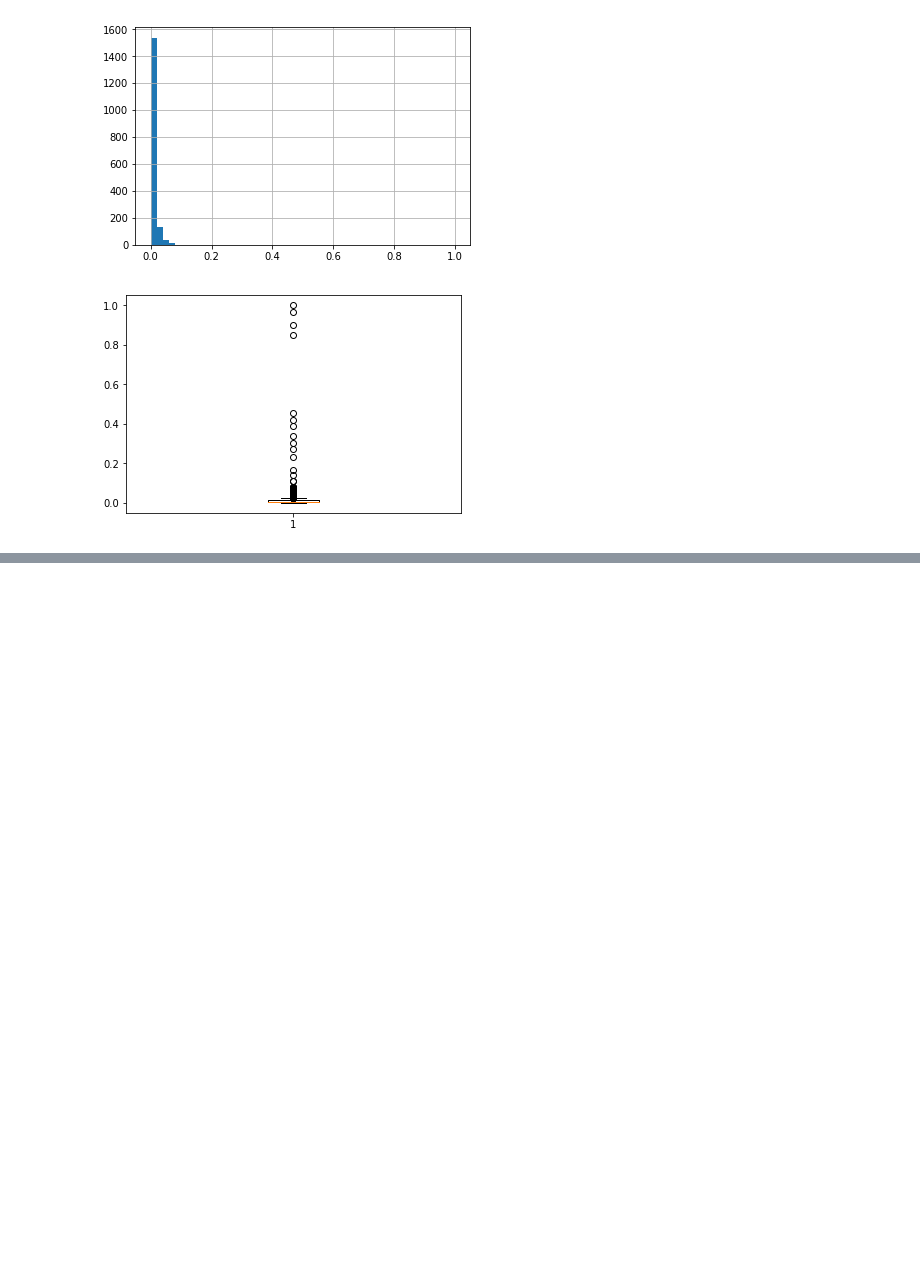
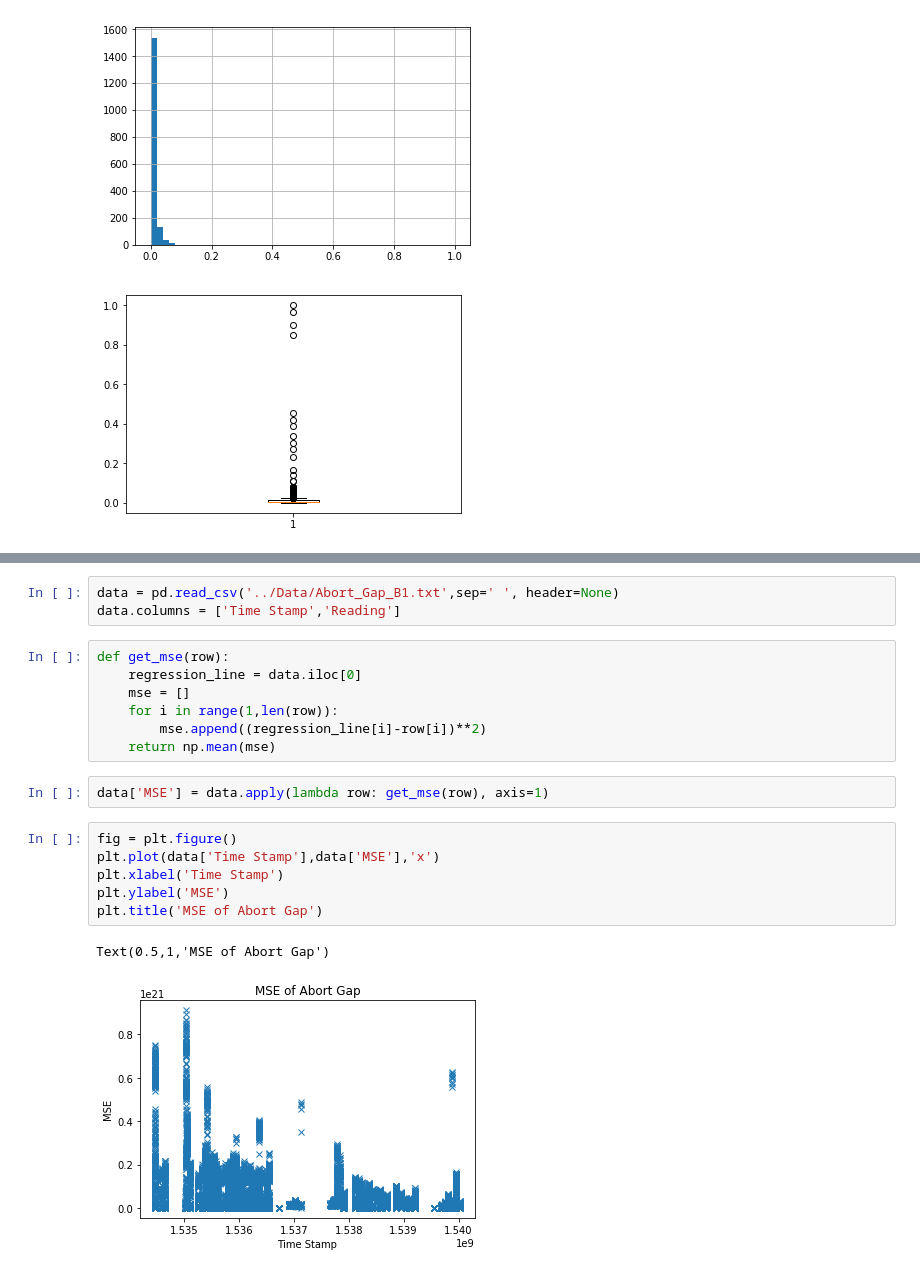
Before and after one commit to mfer0010/BscThesis, a Jupyter notebook: Jupyter Notebook Code/02_Analysis of Abort Gap Data.ipynb, the cells around one changed output, grey strips where cells are left out. Cells and saved outputs as stored; diff of their text form; blank space fills up the shorter version.

```diff
--- a/Jupyter Notebook Code/02_Analysis of Abort Gap Data.ipynb
+++ b/Jupyter Notebook Code/02_Analysis of Abort Gap Data.ipynb
@@ -155,0 +170,21 @@ max    1.540021e+09     1.000000
+# %%
+data = pd.read_csv('../Data/Abort_Gap_B1.txt',sep=' ', header=None)
+data.columns = ['Time Stamp','Reading']
+# %%
+def get_mse(row):
+    regression_line = data.iloc[0]
+    mse = []
+    for i in range(1,len(row)):
+        mse.append((regression_line[i]-row[i])**2)
+    return np.mean(mse)
+# %%
+data['MSE'] = data.apply(lambda row: get_mse(row), axis=1)
+# %%
+fig = plt.figure()
+plt.plot(data['Time Stamp'],data['MSE'],'x')
+plt.xlabel('Time Stamp')
+plt.ylabel('MSE')
+plt.title('MSE of Abort Gap')
+# %% [output]
+Text(0.5,1,'MSE of Abort Gap')
+[figure, added]
```
Also changed, not shown: parts of 3 cells of this notebook, 2 other files.
